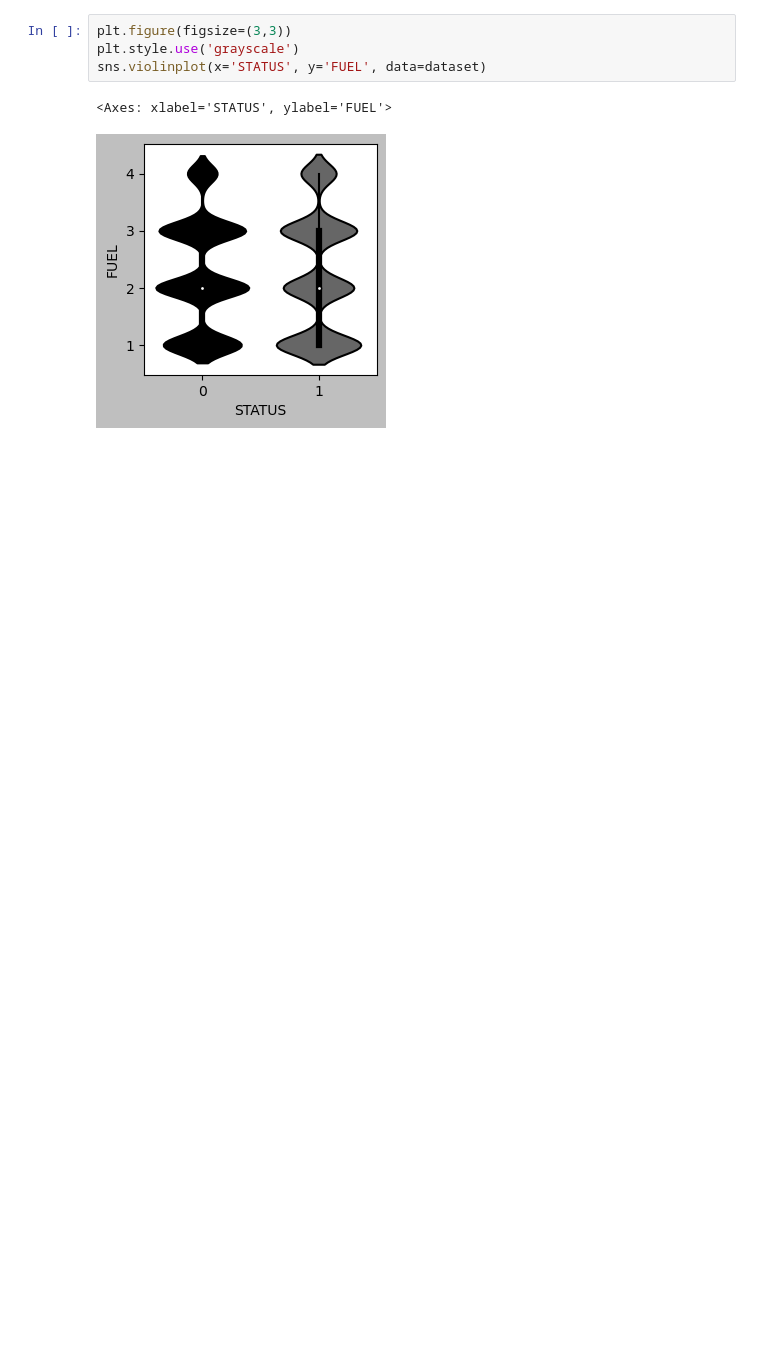
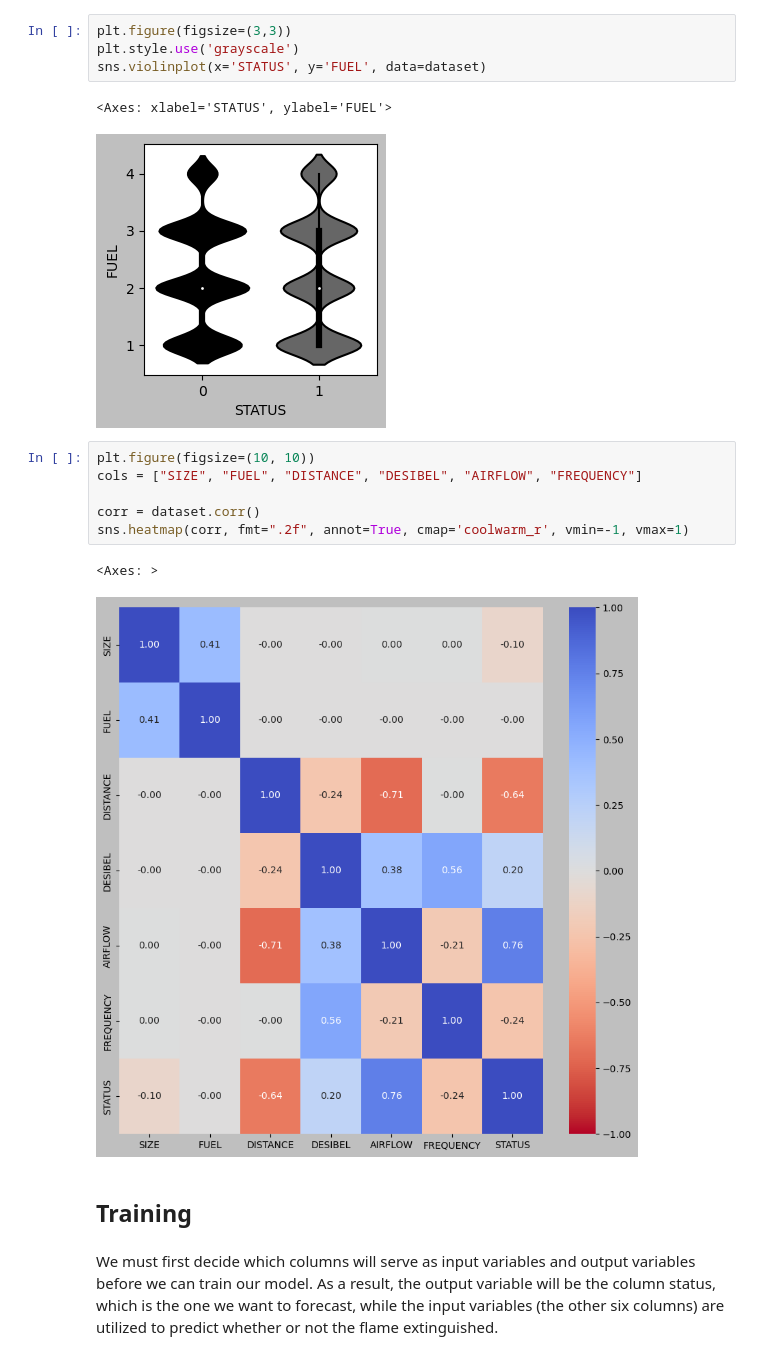
Before and after one commit to P1ntas/IA_Project_2, a Jupyter notebook: report.ipynb, the cells around one changed output. Saved outputs shown, nothing was run; the diff lists cells and outputs as text; blank space fills up the shorter version.

```diff
--- a/report.ipynb
+++ b/report.ipynb
@@ -237,3 +238,17 @@ sns.violinplot(x='STATUS', y='FUEL', data=dataset)
 # %% [output]
 <Axes: xlabel='STATUS', ylabel='FUEL'>
 [figure]
+# %%
+plt.figure(figsize=(10, 10))
+cols = ["SIZE", "FUEL", "DISTANCE", "DESIBEL", "AIRFLOW", "FREQUENCY"]
+
+corr = dataset.corr()
+sns.heatmap(corr, fmt=".2f", annot=True, cmap='coolwarm_r', vmin=-1, vmax=1)
+# %% [output]
+<Axes: >
+[figure, added]
+# %% [markdown]
+## Training
+# %% [markdown]
+We must first decide which columns will serve as input variables and output variables before we can train our model.
+As a result, the output variable will be the column status, which is the one we want to forecast, while the input variables (the other six columns) are utilized to predict whether or not the flame extinguished.
```
Also changed, not shown: parts of 10 cells of this notebook.
